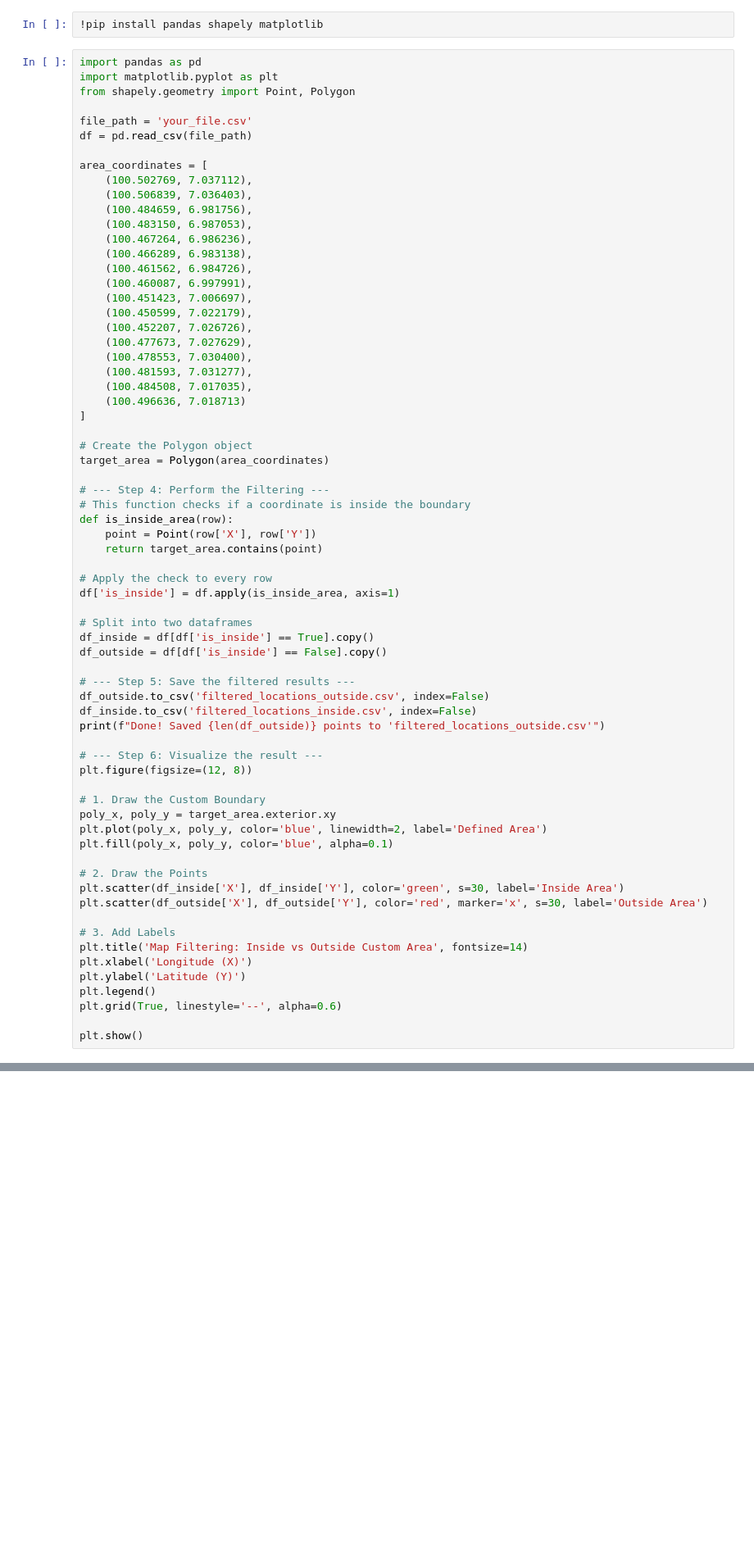
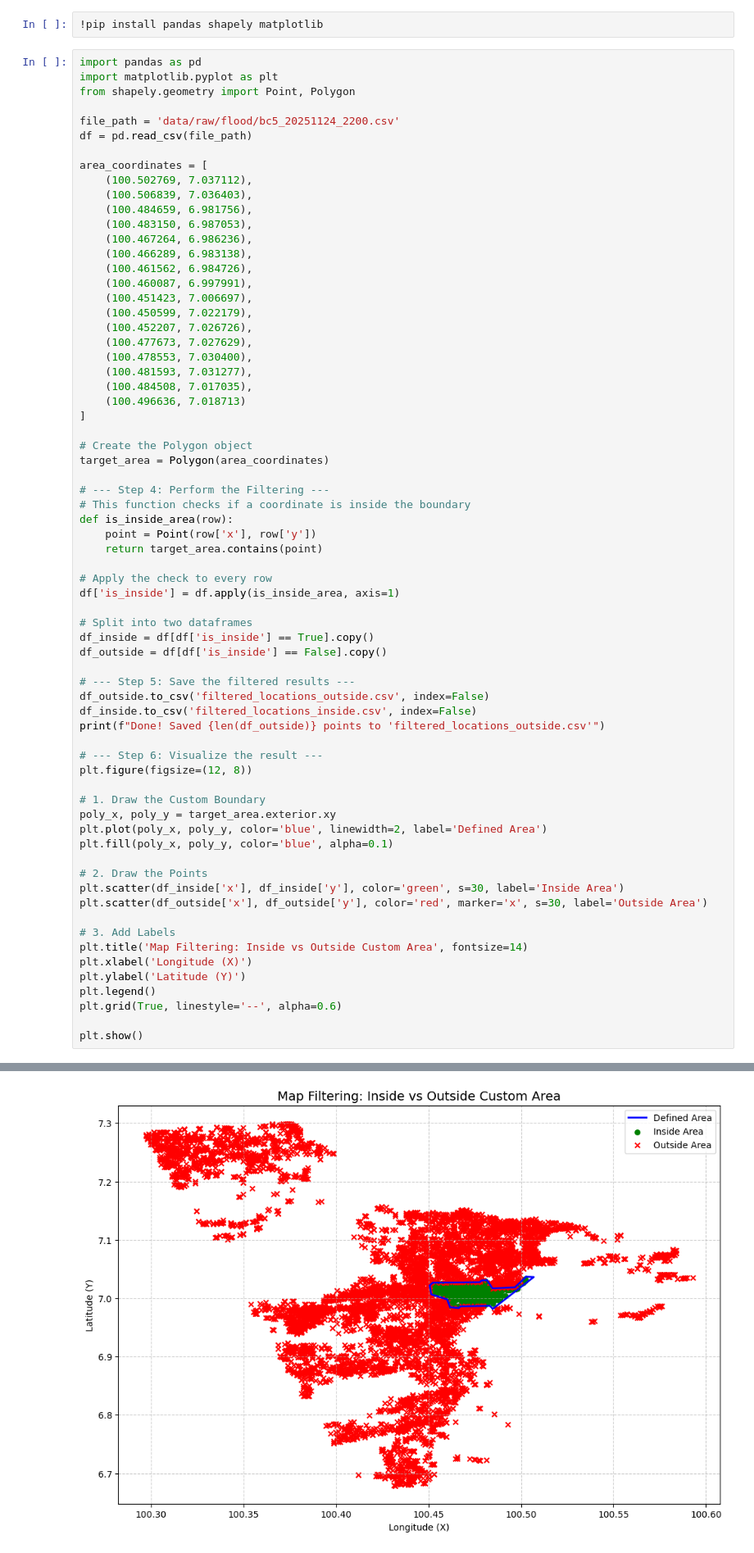
Before and after one commit to CosmosDever/Thesis-EvSim-Flooding-TH, a Jupyter notebook: filter_location.ipynb, the cells around one changed output, grey strips where cells are left out. Shown at 82% size. Saved outputs shown, nothing was run; the diff lists cells and outputs as text; blank space fills up the shorter version.

```diff
--- a/filter_location.ipynb
+++ b/filter_location.ipynb
@@ -5,7 +5,7 @@ import pandas as pd
 import matplotlib.pyplot as plt
 from shapely.geometry import Point, Polygon
 
-file_path = 'your_file.csv'
+file_path = 'data/raw/flood/bc5_20251124_2200.csv'
 df = pd.read_csv(file_path)
 
 area_coordinates = [
@@ -33,7 +33,7 @@ target_area = Polygon(area_coordinates)
 # --- Step 4: Perform the Filtering ---
 # This function checks if a coordinate is inside the boundary
 def is_inside_area(row):
-    point = Point(row['X'], row['Y'])
+    point = Point(row['x'], row['y'])
     return target_area.contains(point)
 
 # Apply the check to every row
@@ -57,8 +57,8 @@ plt.plot(poly_x, poly_y, color='blue', linewidth=2, label='Defined Area')
 plt.fill(poly_x, poly_y, color='blue', alpha=0.1)
 
 # 2. Draw the Points
-plt.scatter(df_inside['X'], df_inside['Y'], color='green', s=30, label='Inside Area')
-plt.scatter(df_outside['X'], df_outside['Y'], color='red', marker='x', s=30, label='Outside Area')
+plt.scatter(df_inside['x'], df_inside['y'], color='green', s=30, label='Inside Area')
+plt.scatter(df_outside['x'], df_outside['y'], color='red', marker='x', s=30, label='Outside Area')
 
 # 3. Add Labels
 plt.title('Map Filtering: Inside vs Outside Custom Area', fontsize=14)
@@ -68,3 +68,4 @@ plt.legend()
 plt.grid(True, linestyle='--', alpha=0.6)
 
 plt.show()
+# %% [output]
@@ -70,0 +73 @@ plt.show()
+[figure, added]
```
Also changed, not shown: parts of 1 cell of this notebook, 5 other files.
